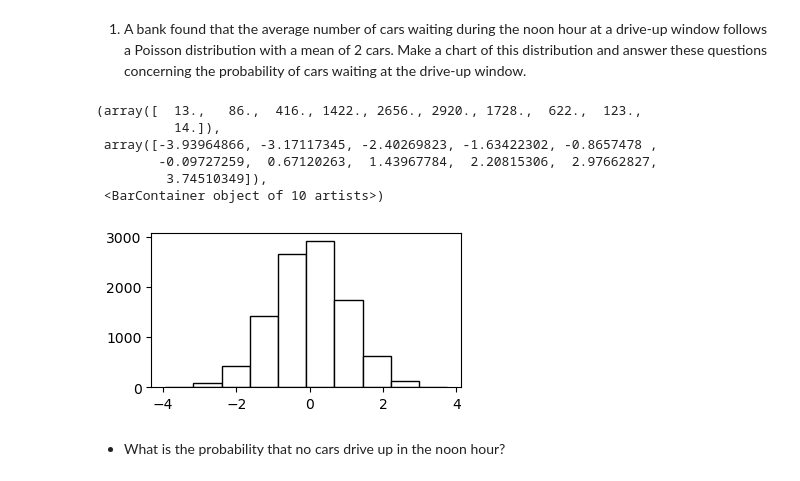
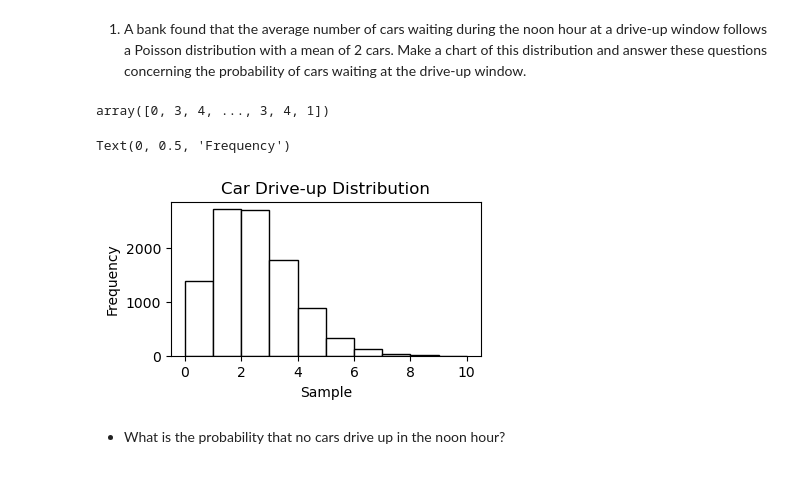
Before and after one commit to MigashaneVictoire/statistics-exercises, a Jupyter notebook: probability_distributions.ipynb, the cells around one changed output. Saved outputs shown, nothing was run; the diff lists cells and outputs as text; code cells hidden in the pictures.

```diff
--- a/probability_distributions.ipynb
+++ b/probability_distributions.ipynb
@@ -4,29 +4,36 @@
 import numpy as np
 import matplotlib.pyplot as plt
 import seaborn as sns
-from scipy import stats as st
+from scipy import stats
 
 np.random.seed(234)
 
-iterations = 100
+iterations = 10_000
 # %% [markdown]
 1. A bank found that the average number of cars waiting during the noon hour at a drive-up window follows a Poisson distribution with a mean of 2 cars. Make a chart of this distribution and answer these questions concerning the probability of cars waiting at the drive-up window.
 # %%
-cars_at_drive_up = st.randint(1,11) # create random discret cars
-# cars_at_drive_up = np.arange(1,11)
+mu = 2 # mean
 
-x= st.norm.rvs(size=10000)
+# the poisson distribution takes a mean
+poisson_dist = stats.poisson(mu=mu)
+
+# use the Random Variates function of my poisson distribution
+x_sampled = poisson_dist.rvs(size= iterations) # (rvs) generates random numbers from a probability distribution
+x_sampled
+# %% [output]
+array([0, 3, 4, ..., 3, 4, 1])
 # %%
 plt.figure(figsize=(4,2))
-plt.hist(x, color="w", edgecolor="black")
+
+# plot the poisson distribution
+plt.hist(x_sampled, color="w",edgecolor="black")
+
+plt.title("Car Drive-up Distribution")
+plt.xlabel("Sample")
+plt.ylabel("Frequency")
 # %% [output]
-(array([  13.,   86.,  416., 1422., 2656., 2920., 1728.,  622.,  123.,
-          14.]),
- array([-3.93964866, -3.17117345, -2.40269823, -1.63422302, -0.8657478 ,
-        -0.09727259,  0.67120263,  1.43967784,  2.20815306,  2.97662827,
-         3.74510349]),
- <BarContainer object of 10 artists>)
+Text(0, 0.5, 'Frequency')
-[figure, old version]
+[figure, new version]
 # %% [markdown]
 - What is the probability that no cars drive up in the noon hour?
 # %%
```
Also changed, not shown: parts of 6 cells of this notebook.
